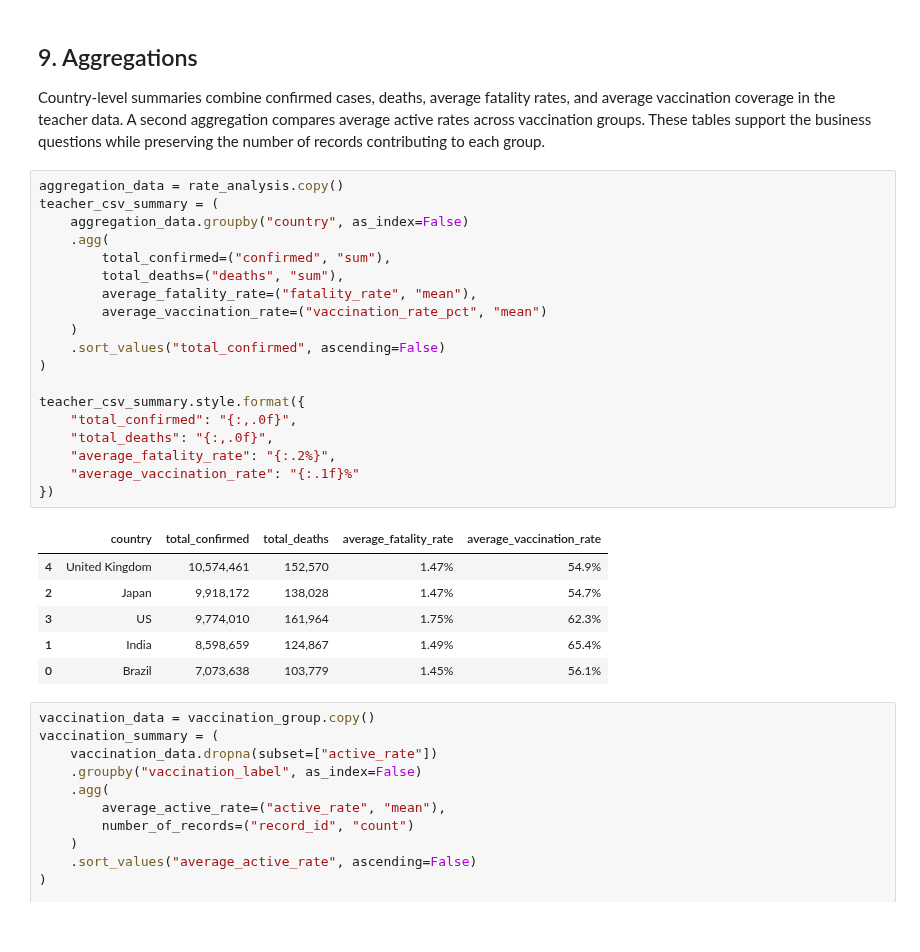
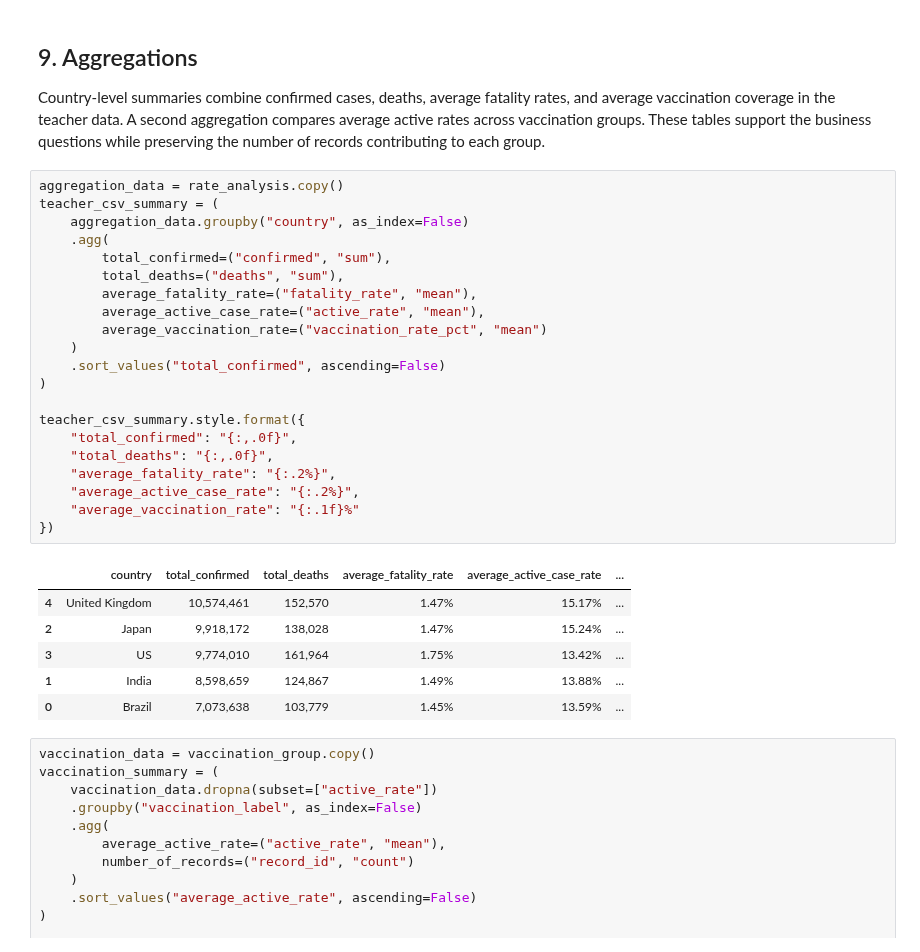
Before and after one commit to vanesalo10/python_data_course, a Jupyter notebook: Homeworks/data_quality/03_covid_validation_workshop.ipynb, the cells around one changed output. Saved outputs shown, nothing was run; the diff lists cells and outputs as text.

```diff
--- a/Homeworks/data_quality/03_covid_validation_workshop.ipynb
+++ b/Homeworks/data_quality/03_covid_validation_workshop.ipynb
@@ -670,29 +666,31 @@ Country-level summaries combine confirmed cases, deaths, average fatality rates,
 # %%
 aggregation_data = rate_analysis.copy()
 teacher_csv_summary = (
     aggregation_data.groupby("country", as_index=False)
     .agg(
         total_confirmed=("confirmed", "sum"),
         total_deaths=("deaths", "sum"),
         average_fatality_rate=("fatality_rate", "mean"),
+        average_active_case_rate=("active_rate", "mean"),
         average_vaccination_rate=("vaccination_rate_pct", "mean")
     )
     .sort_values("total_confirmed", ascending=False)
 )
 
 teacher_csv_summary.style.format({
     "total_confirmed": "{:,.0f}",
     "total_deaths": "{:,.0f}",
     "average_fatality_rate": "{:.2%}",
+    "average_active_case_rate": "{:.2%}",
     "average_vaccination_rate": "{:.1f}%"
 })
 # %% [output]
-|  | country | total_confirmed | total_deaths | average_fatality_rate | average_vaccination_rate |
-| 4 | United Kingdom | 10,574,461 | 152,570 | 1.47% | 54.9% |
-| 2 | Japan | 9,918,172 | 138,028 | 1.47% | 54.7% |
-| 3 | US | 9,774,010 | 161,964 | 1.75% | 62.3% |
-| 1 | India | 8,598,659 | 124,867 | 1.49% | 65.4% |
-| 0 | Brazil | 7,073,638 | 103,779 | 1.45% | 56.1% |
+|  | country | total_confirmed | total_deaths | average_fatality_rate | average_active_case_rate | ... |
+| 4 | United Kingdom | 10,574,461 | 152,570 | 1.47% | 15.17% | ... |
+| 2 | Japan | 9,918,172 | 138,028 | 1.47% | 15.24% | ... |
+| 3 | US | 9,774,010 | 161,964 | 1.75% | 13.42% | ... |
+| 1 | India | 8,598,659 | 124,867 | 1.49% | 13.88% | ... |
+| 0 | Brazil | 7,073,638 | 103,779 | 1.45% | 13.59% | ... |
 # %%
 vaccination_data = vaccination_group.copy()
 vaccination_summary = (
```
Also changed, not shown: parts of 3 cells of this notebook.
